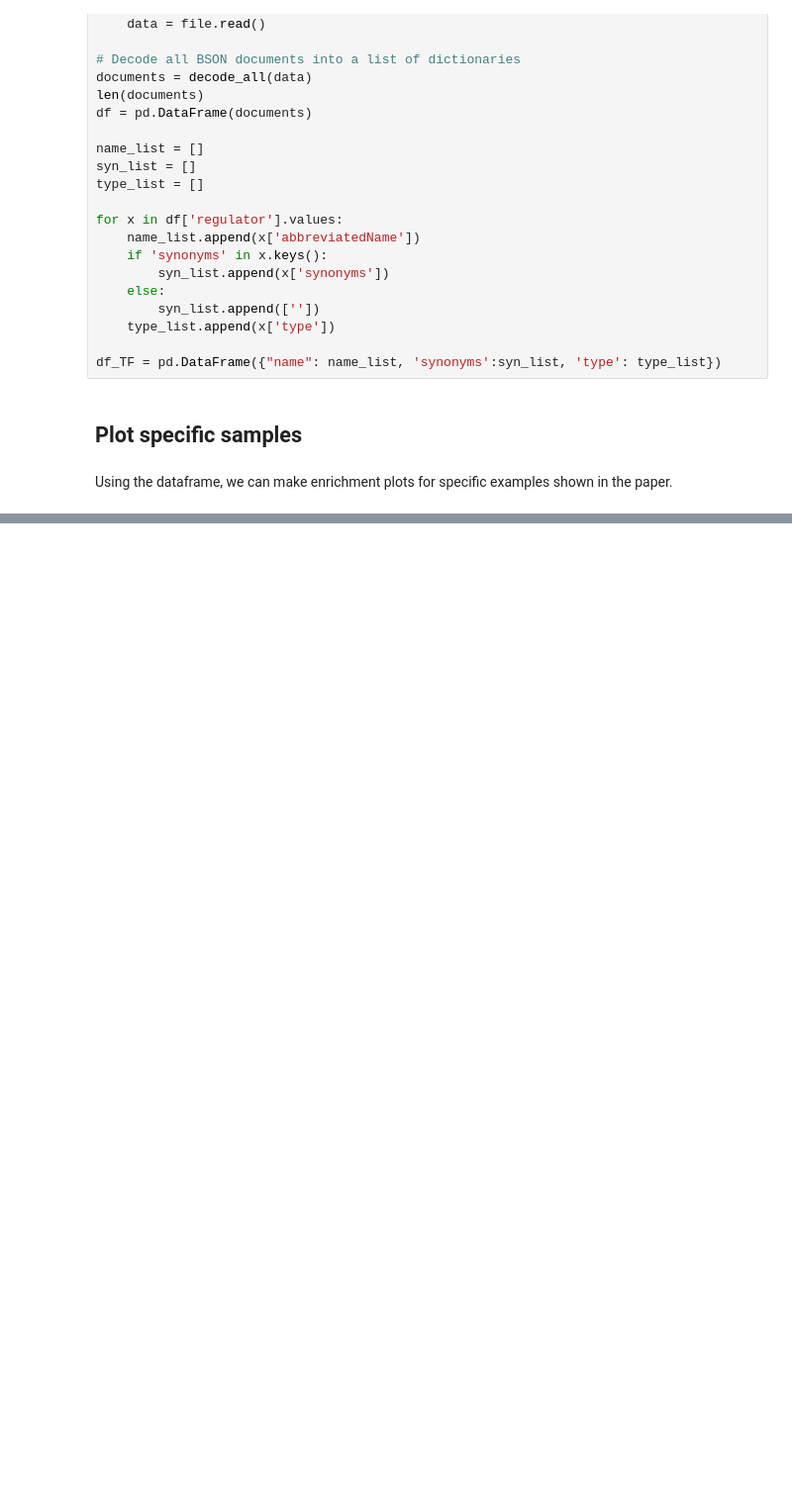
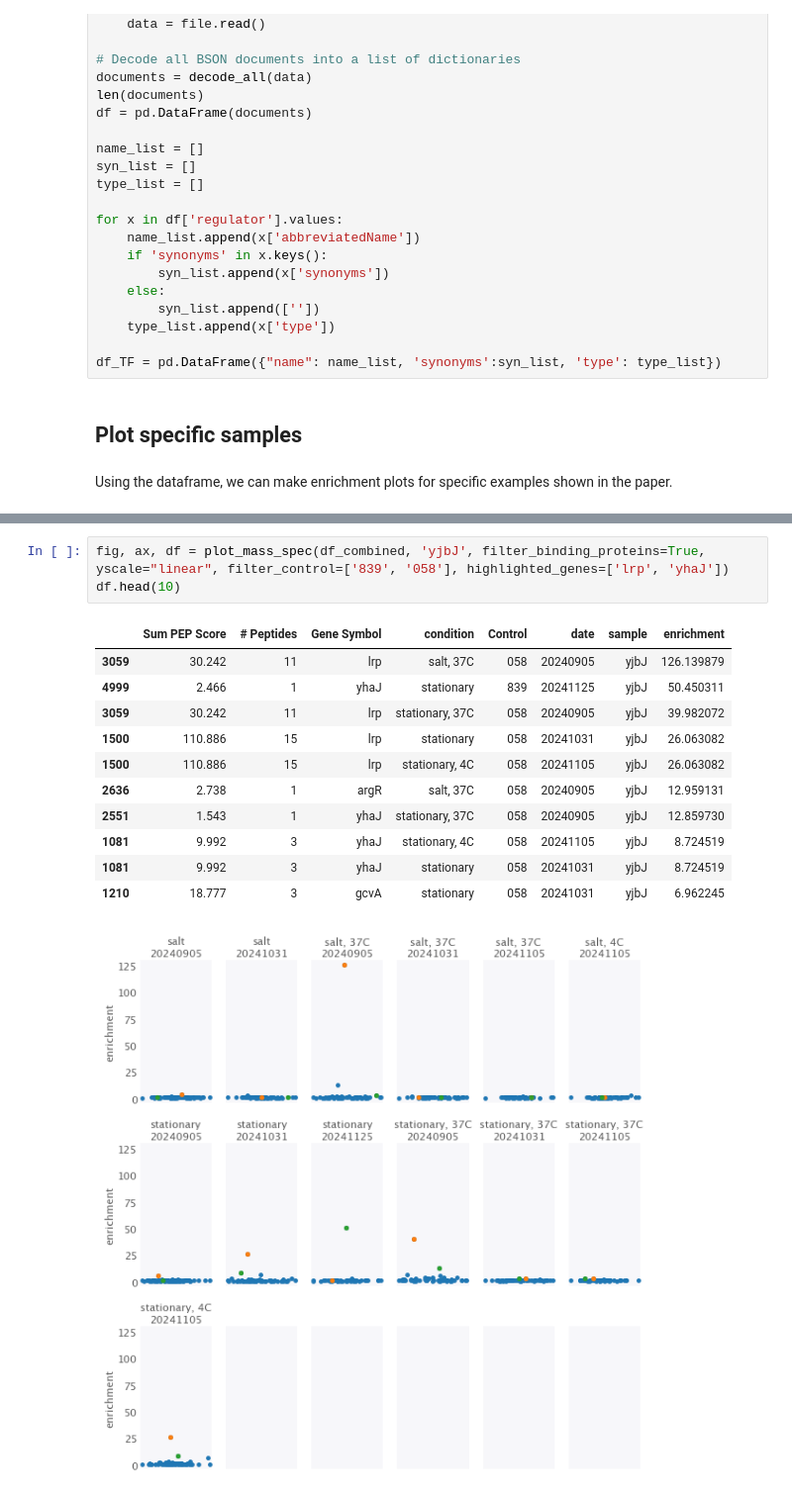
Before and after one commit to RPGroup-PBoC/reg-seq_env, a Jupyter notebook: code/processing/mass-spec/parsing_mass_spec.ipynb, the cells around one changed output, grey strips where cells are left out. Shown at 99% size. Saved outputs shown, nothing was run; the diff lists cells and outputs as text; blank space fills up the shorter version.

```diff
--- a/code/processing/mass-spec/parsing_mass_spec.ipynb
+++ b/code/processing/mass-spec/parsing_mass_spec.ipynb
@@ -1086,0 +1384,16 @@ fig.savefig("yadI_CRP_tomtom.pdf")
+# %%
+fig, ax, df = plot_mass_spec(df_combined, 'yjbJ', filter_binding_proteins=True, yscale="linear", filter_control=['839', '058'], highlighted_genes=['lrp', 'yhaJ'])
+df.head(10)
+# %% [output]
+|  | Sum PEP Score | # Peptides | Gene Symbol | condition | Control | date | sample | enrichment |
+| 3059 | 30.242 | 11 | lrp | salt, 37C | 058 | 20240905 | yjbJ | 126.139879 |
+| 4999 | 2.466 | 1 | yhaJ | stationary | 839 | 20241125 | yjbJ | 50.450311 |
+| 3059 | 30.242 | 11 | lrp | stationary, 37C | 058 | 20240905 | yjbJ | 39.982072 |
+| 1500 | 110.886 | 15 | lrp | stationary | 058 | 20241031 | yjbJ | 26.063082 |
+| 1500 | 110.886 | 15 | lrp | stationary, 4C | 058 | 20241105 | yjbJ | 26.063082 |
+| 2636 | 2.738 | 1 | argR | salt, 37C | 058 | 20240905 | yjbJ | 12.959131 |
+| 2551 | 1.543 | 1 | yhaJ | stationary, 37C | 058 | 20240905 | yjbJ | 12.859730 |
+| 1081 | 9.992 | 3 | yhaJ | stationary, 4C | 058 | 20241105 | yjbJ | 8.724519 |
+| 1081 | 9.992 | 3 | yhaJ | stationary | 058 | 20241031 | yjbJ | 8.724519 |
+| 1210 | 18.777 | 3 | gcvA | stationary | 058 | 20241031 | yjbJ | 6.962245 |
+[figure, added]
```
Also changed, not shown: parts of 95 cells of this notebook, 11 other files.
